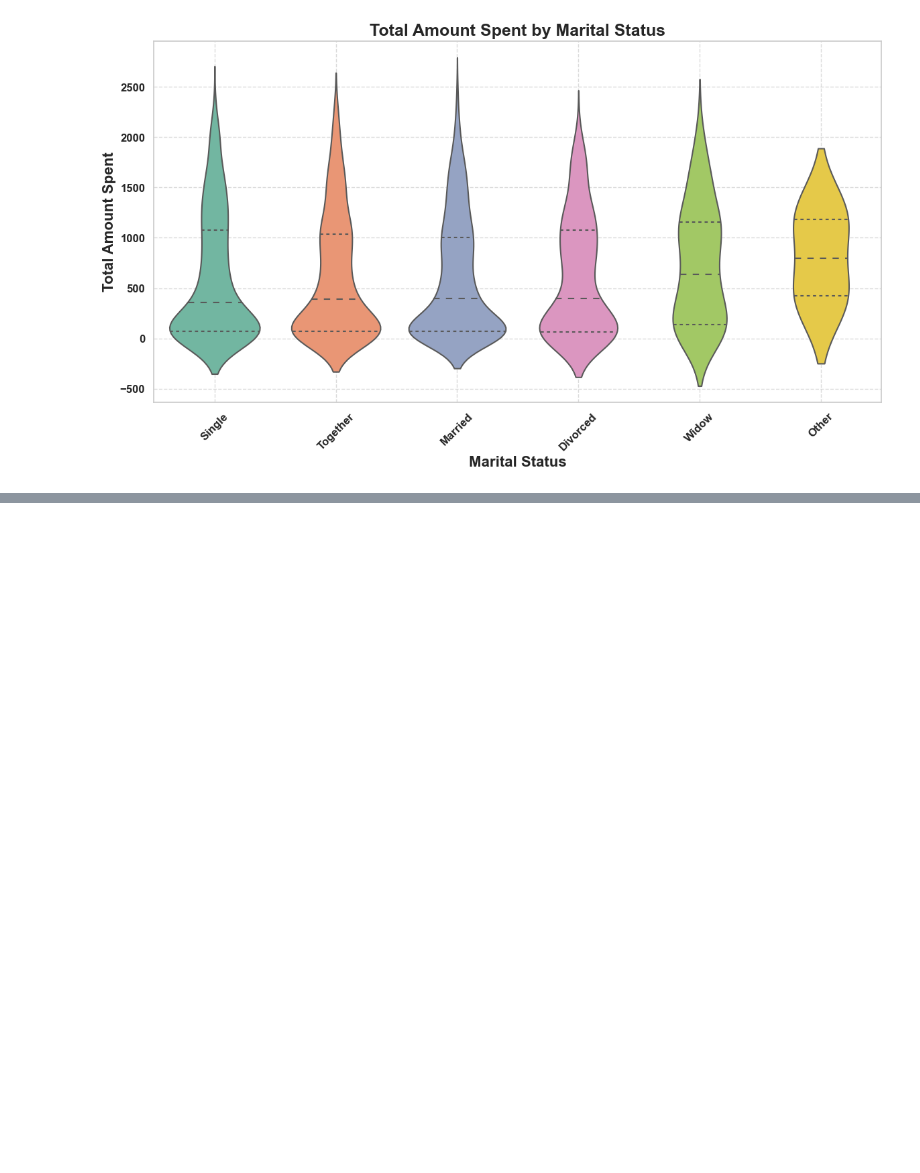
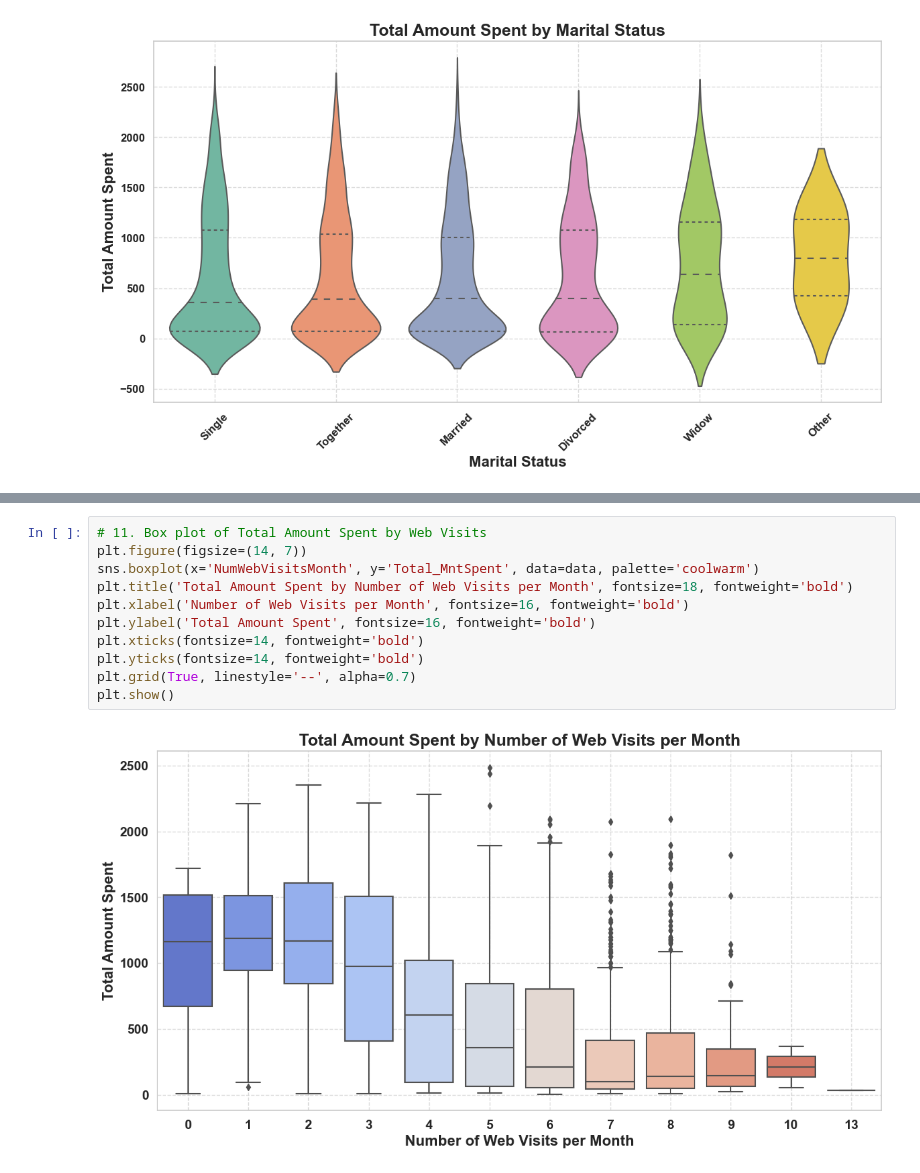
Before and after one commit to Jotis86/Marketing-Analysis-Project, a Jupyter notebook: notebooks/data_visualization.ipynb, the cells around one changed output, grey strips where cells are left out. Drawn from its saved outputs; the diff is of its cells as text; blank space fills up the shorter version.

```diff
--- a/notebooks/data_visualization.ipynb
+++ b/notebooks/data_visualization.ipynb
@@ -273,0 +312,13 @@ plt.show()
+# %%
+# 11. Box plot of Total Amount Spent by Web Visits
+plt.figure(figsize=(14, 7))
+sns.boxplot(x='NumWebVisitsMonth', y='Total_MntSpent', data=data, palette='coolwarm')
+plt.title('Total Amount Spent by Number of Web Visits per Month', fontsize=18, fontweight='bold')
+plt.xlabel('Number of Web Visits per Month', fontsize=16, fontweight='bold')
+plt.ylabel('Total Amount Spent', fontsize=16, fontweight='bold')
+plt.xticks(fontsize=14, fontweight='bold')
+plt.yticks(fontsize=14, fontweight='bold')
+plt.grid(True, linestyle='--', alpha=0.7)
+plt.show()
+# %% [output]
+[figure, added]
```
Also changed, not shown: parts of 6 cells of this notebook.
